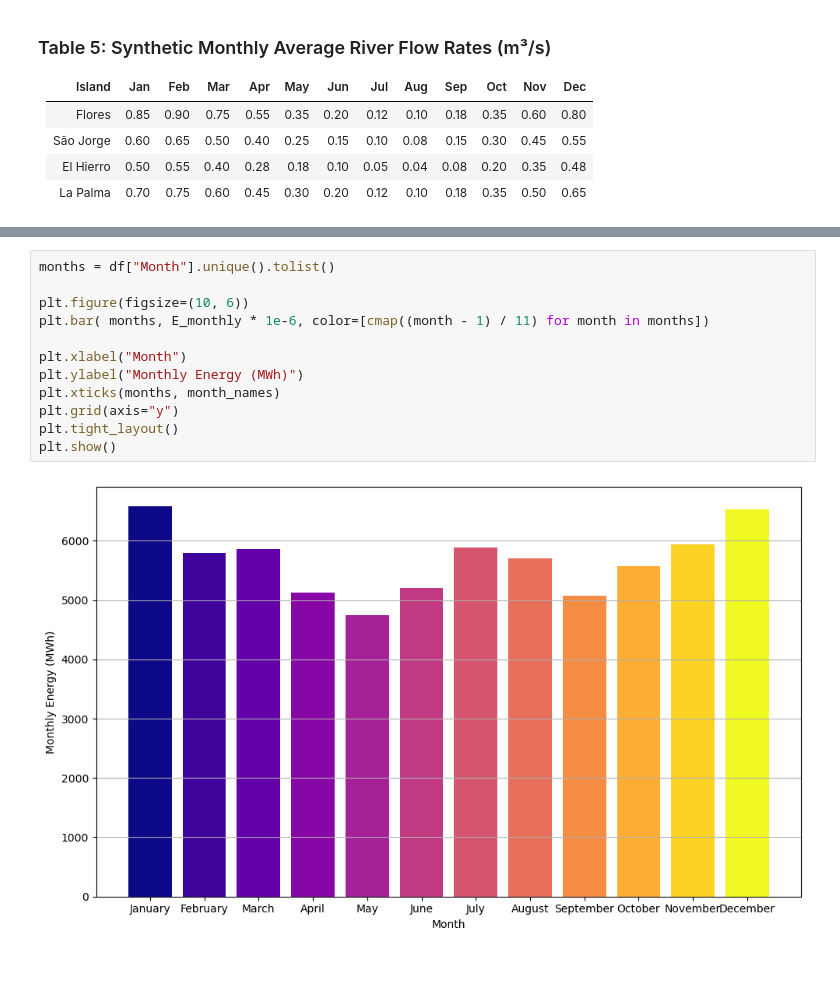
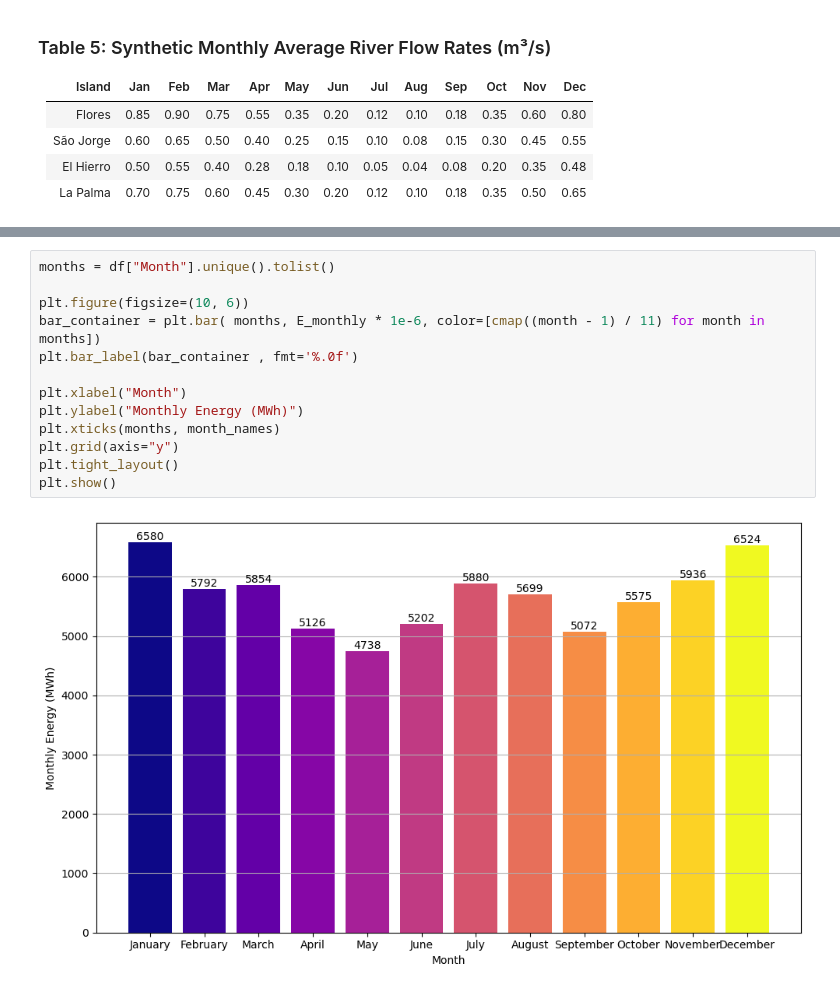
Before and after one commit to c-radicallis/RenewableEnergies_project, a Jupyter notebook: 2_DemandProfile_GridConstraints.ipynb, the cells around one changed output, grey strips where cells are left out. Cells and saved outputs as stored; diff of their text form.

```diff
--- a/2_DemandProfile_GridConstraints.ipynb
+++ b/2_DemandProfile_GridConstraints.ipynb
@@ -93,15 +103,16 @@ E_annual = E_monthly.sum()
 # %%
 months = df["Month"].unique().tolist()
 
 plt.figure(figsize=(10, 6))
-plt.bar( months, E_monthly * 1e-6, color=[cmap((month - 1) / 11) for month in months])
+bar_container = plt.bar( months, E_monthly * 1e-6, color=[cmap((month - 1) / 11) for month in months])
+plt.bar_label(bar_container , fmt='%.0f')
 
 plt.xlabel("Month")
 plt.ylabel("Monthly Energy (MWh)")
 plt.xticks(months, month_names)
 plt.grid(axis="y")
 plt.tight_layout()
 plt.show()
 # %% [output]
-[figure, old version]
+[figure, new version]
 # %%
```
Also changed, not shown: parts of 5 cells of this notebook.
